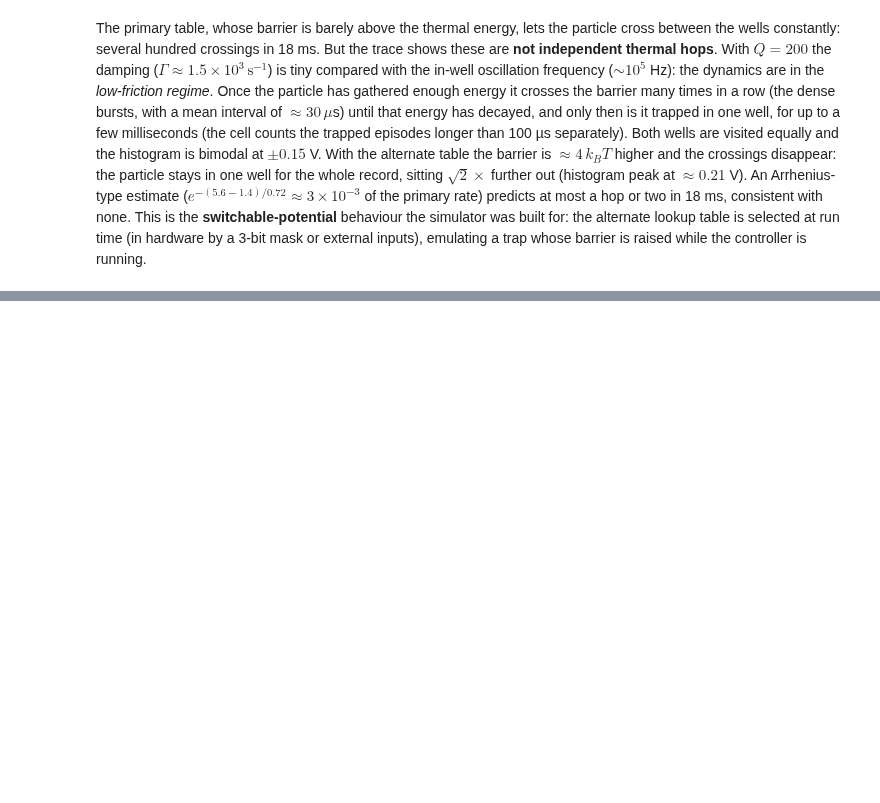
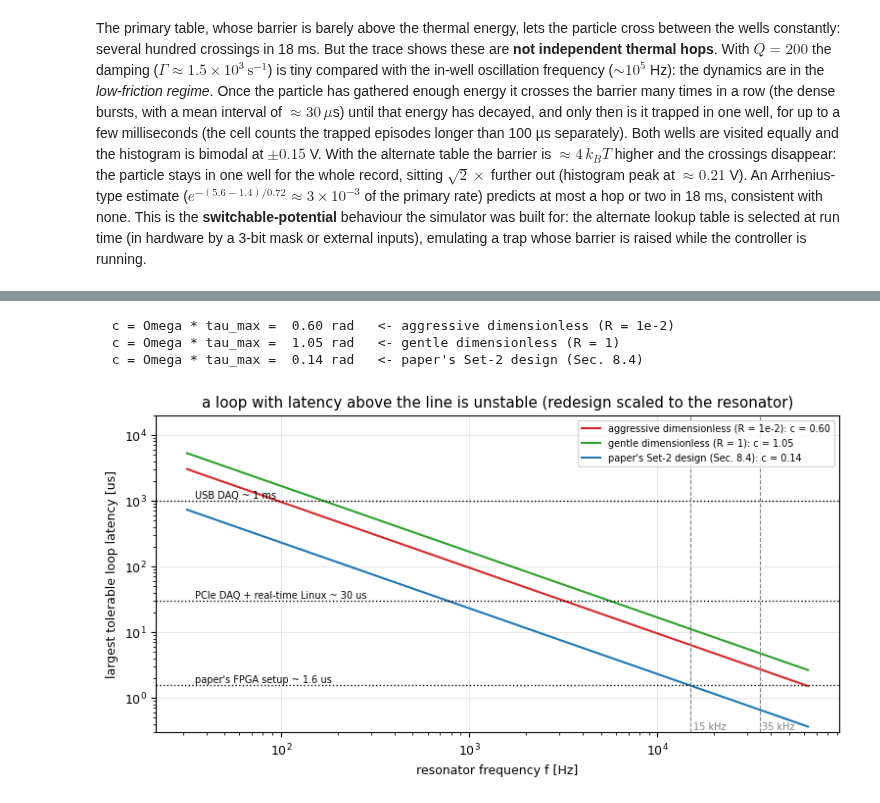
Before and after one commit to phwl/doodle, a Jupyter notebook: FPGA-based-LQG-and-HIL-simulator-for-nanomechanical-systems/pylqg_project/notebooks/pylqg_tutorial.ipynb, the cells around one changed output, grey strips where cells are left out. Cells and saved outputs as stored; diff of their text form; code cells hidden in the pictures; blank space fills up the shorter version.

Commit message:
add latency analysis

```diff
--- a/FPGA-based-LQG-and-HIL-simulator-for-nanomechanical-systems/pylqg_project/notebooks/pylqg_tutorial.ipynb
+++ b/FPGA-based-LQG-and-HIL-simulator-for-nanomechanical-systems/pylqg_project/notebooks/pylqg_tutorial.ipynb
@@ -1754,0 +1872,31 @@ This is the **switchable-potential** behaviour the simulator was built for: the
+# %%
+def dimless_delay_margin(rho_, Om0=1.0, Gam0=0.05, Ts0=0.05, sig=0.3, d_max=200):
+    """Smallest number of unmodelled extra samples d that destabilises the LQG loop of the dimensionless oscillator."""
+    A0 = osc_A(Om0, Gam0); B0 = np.array([[0.0], [1.0]]); C0 = np.array([[1.0, 0.0]])
+    Ad0, Bd0 = zoh(A0, B0, Ts0); _, Wd0 = vanloan_W(A0, B0 @ B0.T * 2 * Gam0, Ts0)
+    P0 = sla.solve_discrete_are(Ad0.T, C0.T, Wd0, np.array([[sig**2]])); L0 = Ad0 @ P0 @ C0.T / (C0 @ P0 @ C0.T + sig**2)
+    Q0 = np.diag([Om0**2 / 2, 0.5]); R0 = np.array([[rho_]]); Pc0 = sla.solve_discrete_are(Ad0, Bd0, Q0, R0)
+    K0 = np.linalg.solve(R0 + Bd0.T @ Pc0 @ Bd0, Bd0.T @ Pc0 @ Ad0)
+    for d in range(d_max):
+        if sr(closedloop_unmodelled_delay(Ad0, Bd0, C0, K0, L0, d)) >= 1.0: return d, (d + 1) * Ts0 * Om0
+    return None, np.inf
+
+c_vals = {}
+d_a, c_vals["aggressive dimensionless (R = 1e-2)"] = dimless_delay_margin(1e-2)
+d_g, c_vals["gentle dimensionless (R = 1)"] = dimless_delay_margin(1.0)
+c_vals["paper's Set-2 design (Sec. 8.4)"] = O1 * (d_crit + 1) * 64e-9
+for k_, v_ in c_vals.items(): print(f"  c = Omega * tau_max = {v_:5.2f} rad   <- {k_}")
+
+f_grid = np.logspace(1.5, 4.8, 200)
+fig, ax = plt.subplots(figsize=(9, 4.2))
+for (k_, c_), col in zip(c_vals.items(), ("C3", "C2", "C0")): ax.loglog(f_grid, c_ / (2 * np.pi * f_grid) * 1e6, col, label=f"{k_}: c = {c_:.2f}")
+for lat_, txt in ((1000.0, "USB DAQ ~ 1 ms"), (30.0, "PCIe DAQ + real-time Linux ~ 30 us"), (1.56, "paper's FPGA setup ~ 1.6 us")):
+    ax.axhline(lat_, color="k", ls=":", lw=1); ax.text(35, lat_ * 1.08, txt, fontsize=7)
+for f0_ in (15e3, 35e3): ax.axvline(f0_, color="gray", ls="--", lw=.8)
+ax.text(15.5e3, 0.33, "15 kHz", fontsize=7, color="gray"); ax.text(36e3, 0.33, "35 kHz", fontsize=7, color="gray")
+ax.set(xlabel="resonator frequency f [Hz]", ylabel="largest tolerable loop latency [us]", title="a loop with latency above the line is unstable (redesign scaled to the resonator)", ylim=(0.3, 2e4)); ax.legend(fontsize=7, loc="upper right"); plt.show()
+# %% [output]
+  c = Omega * tau_max =  0.60 rad   <- aggressive dimensionless (R = 1e-2)
+  c = Omega * tau_max =  1.05 rad   <- gentle dimensionless (R = 1)
+  c = Omega * tau_max =  0.14 rad   <- paper's Set-2 design (Sec. 8.4)
+[figure, added]
```
Also changed, not shown: parts of 9 cells of this notebook, 3 other files.
